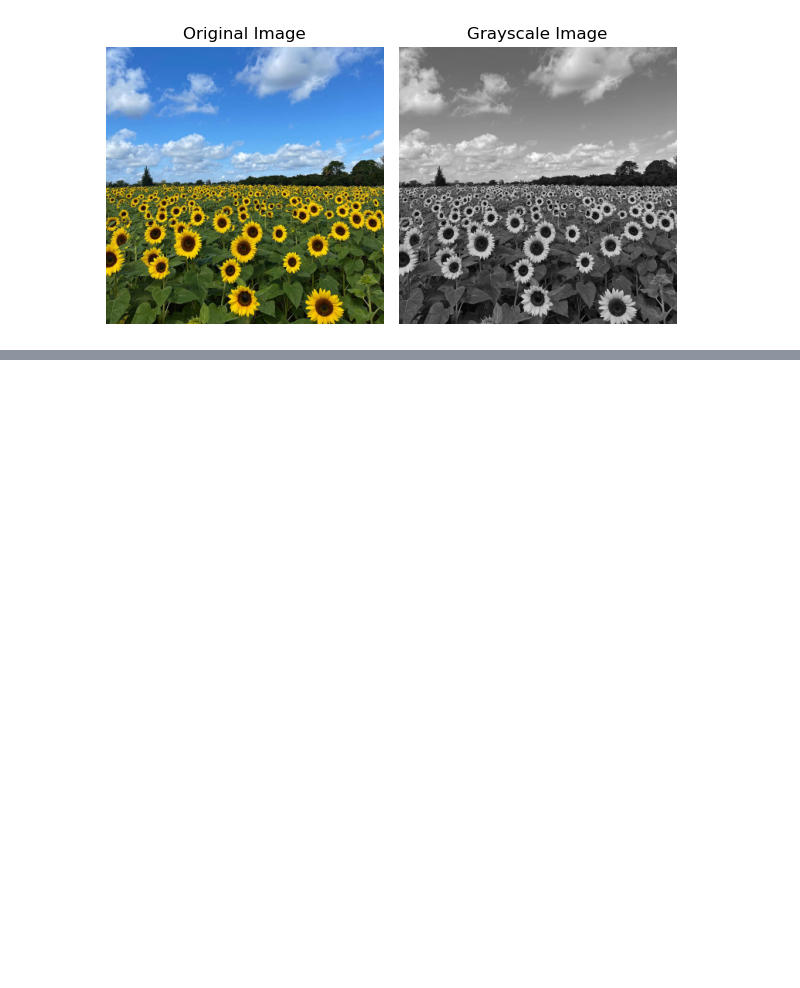
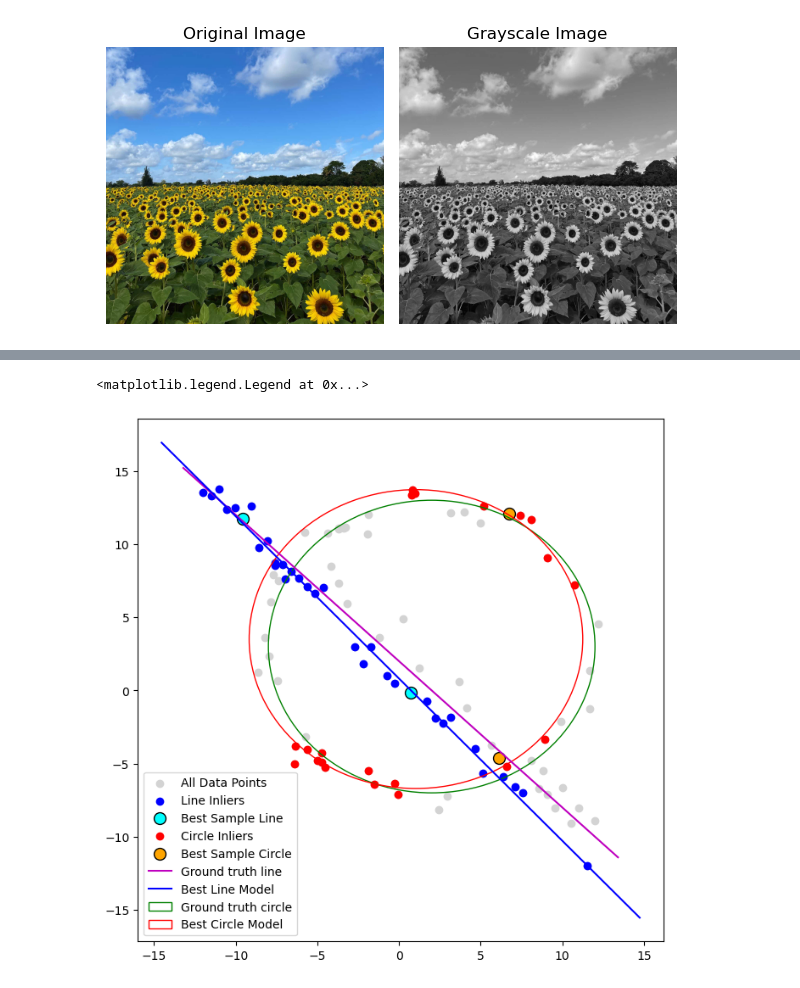
Before and after one commit to Sulojan2027/Image_Processing_SEM_05, a Jupyter notebook: Assignment 02/assign_02.ipynb, the cells around one changed output, grey strips where cells are left out. Saved outputs shown, nothing was run; the diff lists cells and outputs as text; code cells hidden in the pictures; blank space fills up the shorter version.

```diff
--- a/Assignment 02/assign_02.ipynb
+++ b/Assignment 02/assign_02.ipynb
@@ -57,0 +261,42 @@ Max circle in: (282, 337)
+# %%
+# Plotting the results
+fig, ax = plt.subplots(1, 1, figsize=(8, 8))
+
+# All data points
+ax.scatter(X[:, 0], X[:, 1], label='All Data Points', color='lightgray')
+
+# Line inliers
+ax.scatter(X_line[best_inliers_line, 0], X_line[best_inliers_line, 1], label='Line Inliers', color='blue')
+# Best sample for line
+ax.scatter(best_sample_line[:, 0], best_sample_line[:, 1], label='Best Sample Line', color='cyan', edgecolor='black', s=100, marker='o')
+
+# Circle inliers
+ax.scatter(X_circ[best_inliers_circ, 0], X_circ[best_inliers_circ, 1], label='Circle Inliers', color='red')
+# Best sample for circle
+ax.scatter(best_sample_circ[:, 0], best_sample_circ[:, 1], label='Best Sample Circle', color='orange', edgecolor='black', s=100, marker='o')
+
+# Plotting Ground Truth line
+x_min, x_max = ax.get_xlim()
+x_ = np.array([x_min, x_max])
+y_ = m*x_ + b
+plt.plot(x_, y_, color='m', label='Ground truth line')
+
+# Plotting the best line model
+x_vals = np.array(ax.get_xlim())
+m = (-best_model_line[0]/best_model_line[1])
+c = (best_model_line[2]/best_model_line[1])
+y_vals = m * x_vals + c
+ax.plot(x_vals, y_vals, color='blue', label='Best Line Model')
+
+# Plotting Ground Truth circle
+circle_gt = plt.Circle((x0_gt, y0_gt), r, color='g', fill=False, label='Ground truth circle')
+ax.add_patch(circle_gt)
+
+# Plotting the best circle model
+circle = plt.Circle((best_model_circ[0], best_model_circ[1]), best_model_circ[2], color='red', fill=False, label='Best Circle Model')
+ax.add_artist(circle)
+
+ax.legend()
+# %% [output]
+<matplotlib.legend.Legend at 0x...>
+[figure, added]
```
Also changed, not shown: parts of 11 cells of this notebook.
